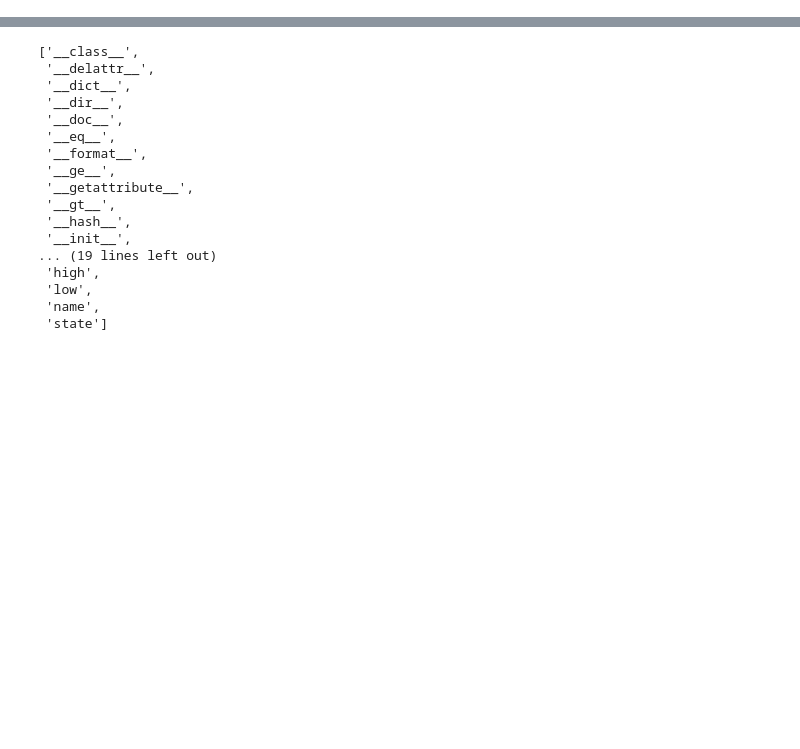
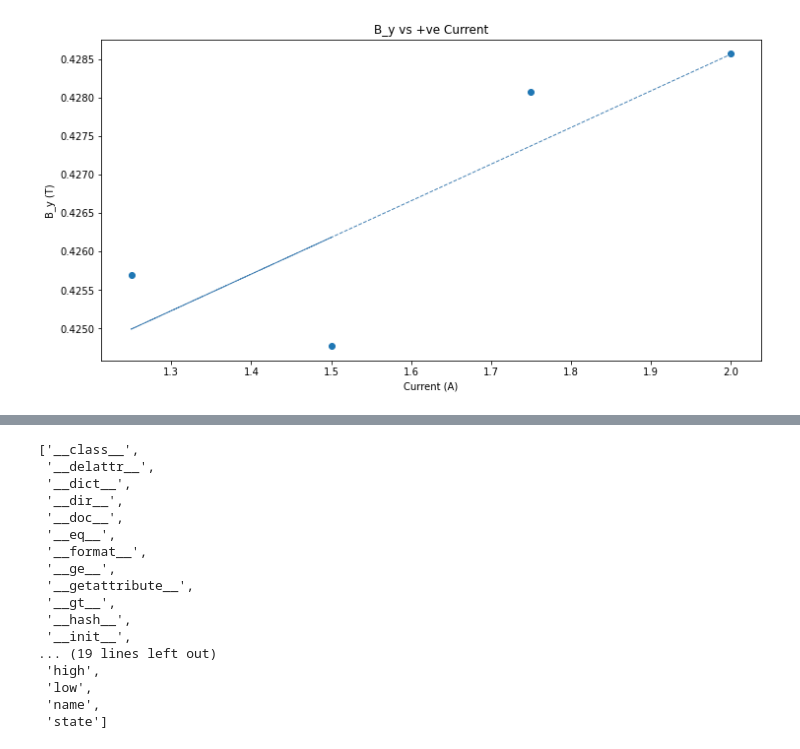
Before and after one commit to sanur98/Modern-Experimental-Physics-Project-1, a Jupyter notebook: project1.ipynb, the cells around one changed output, grey strips where cells are left out. Cells and saved outputs as stored; diff of their text form; code cells hidden in the pictures; blank space fills up the shorter version.

Commit message:
Added Plots and graphs

```diff
--- a/project1.ipynb
+++ b/project1.ipynb
@@ -10,8 +12,8 @@ beta = 0.42
 g=9.81
 volumeContainer = 4.395
 # %%
-def chaiEffectiveEquation(vSample,chai,vAir):
-    return (vSample) * chai / (vSample + vAir)
+def chiEffectiveEquation(vSample,chi,vAir):
+    return (vSample) * chi / (vSample + vAir)
 def calculateVolume(mass,density):
     return mass / density
 # %%
@@ -146,0 +249,30 @@ calibrationData['B_y-low'] = listBetaYLow
+# %%
+xList1 = []
+xList2 = []
+yList1 = []
+yList2 = []
+for calibrateCurrent in calibrates:
+    dP = calibrates[calibrateCurrent]
+    current = dP.current
+    if current >=0:
+        xList1.append(float(dP.current))
+        yList1.append(float(dP.betaYHigh))
+    else:
+        xList2.append(float(dP.current))
+        yList2.append(float(dP.betaYLow))
+
+x1 = np.array(xList1)
+x2 = np.array(xList2)
+y1 = np.array(yList1)
+y2 = np.array(yList2)
+# %%
+plt.figure(figsize=(12,6))
+plt.title('B_y vs +ve Current')
+plt.scatter(x1,y1)
+a, b = np.polyfit(x1, y1, 1)
+plt.plot((x1), a*(x1)+b, color='steelblue', linestyle='--', linewidth=1)
+plt.xlabel("Current (A)")
+plt.ylabel('B_y (T)')
+plt.show;
+# %% [output]
+[figure, added]
```
Also changed, not shown: parts of 9 cells of this notebook, 1 other file.
